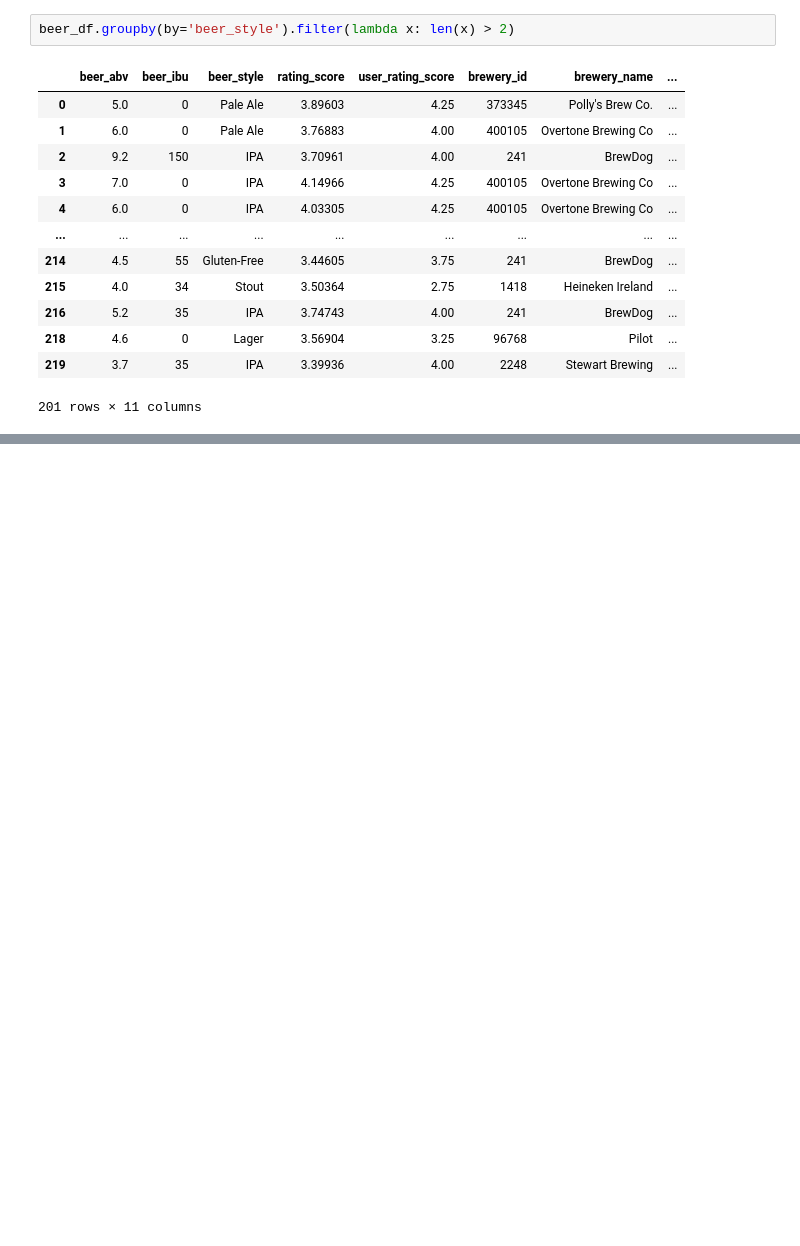
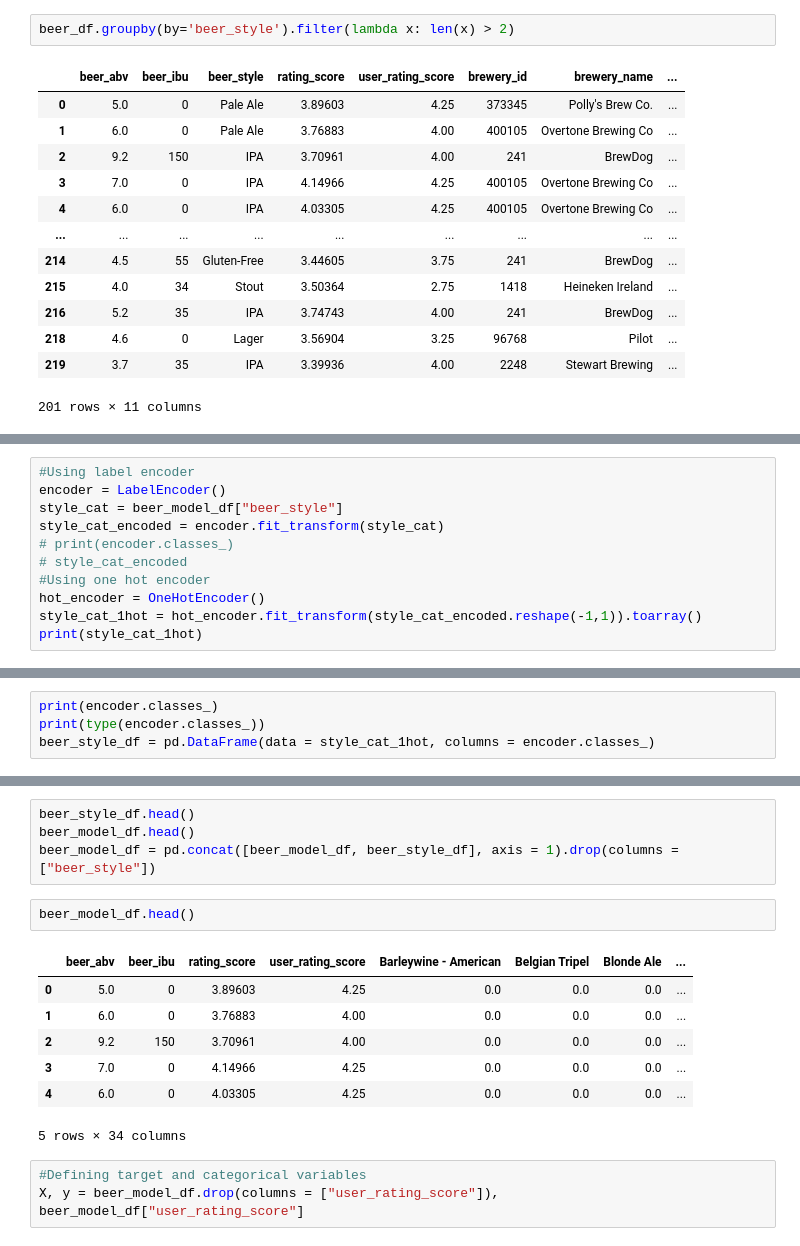
Before and after one commit to conorhamill36/beer, a Jupyter notebook: beer.ipynb, the cells around one changed output, grey strips where cells are left out. Drawn from its saved outputs; the diff is of its cells as text; blank space fills up the shorter version.

```diff
--- a/beer.ipynb
+++ b/beer.ipynb
@@ -442,0 +479,11 @@ plt.legend()
+# %%
+#Using label encoder
+encoder = LabelEncoder()
+style_cat = beer_model_df["beer_style"]
+style_cat_encoded = encoder.fit_transform(style_cat)
+# print(encoder.classes_)
+# style_cat_encoded
+#Using one hot encoder
+hot_encoder = OneHotEncoder()
+style_cat_1hot = hot_encoder.fit_transform(style_cat_encoded.reshape(-1,1)).toarray()
+print(style_cat_1hot)
@@ -442,0 +498,4 @@ plt.legend()
+# %%
+print(encoder.classes_)
+print(type(encoder.classes_))
+beer_style_df = pd.DataFrame(data = style_cat_1hot, columns = encoder.classes_)
@@ -442,0 +512,17 @@ plt.legend()
+# %%
+beer_style_df.head()
+beer_model_df.head()
+beer_model_df = pd.concat([beer_model_df, beer_style_df], axis = 1).drop(columns = ["beer_style"])
+# %%
+beer_model_df.head()
+# %% [output]
+|  | beer_abv | beer_ibu | rating_score | user_rating_score | Barleywine - American | Belgian Tripel | Blonde Ale | ... |
+| 0 | 5.0 | 0 | 3.89603 | 4.25 | 0.0 | 0.0 | 0.0 | ... |
+| 1 | 6.0 | 0 | 3.76883 | 4.00 | 0.0 | 0.0 | 0.0 | ... |
+| 2 | 9.2 | 150 | 3.70961 | 4.00 | 0.0 | 0.0 | 0.0 | ... |
+| 3 | 7.0 | 0 | 4.14966 | 4.25 | 0.0 | 0.0 | 0.0 | ... |
+| 4 | 6.0 | 0 | 4.03305 | 4.25 | 0.0 | 0.0 | 0.0 | ... |
+5 rows × 34 columns
+# %%
+#Defining target and categorical variables
+X, y = beer_model_df.drop(columns = ["user_rating_score"]), beer_model_df["user_rating_score"]
```
Also changed, not shown: parts of 6 cells of this notebook.
